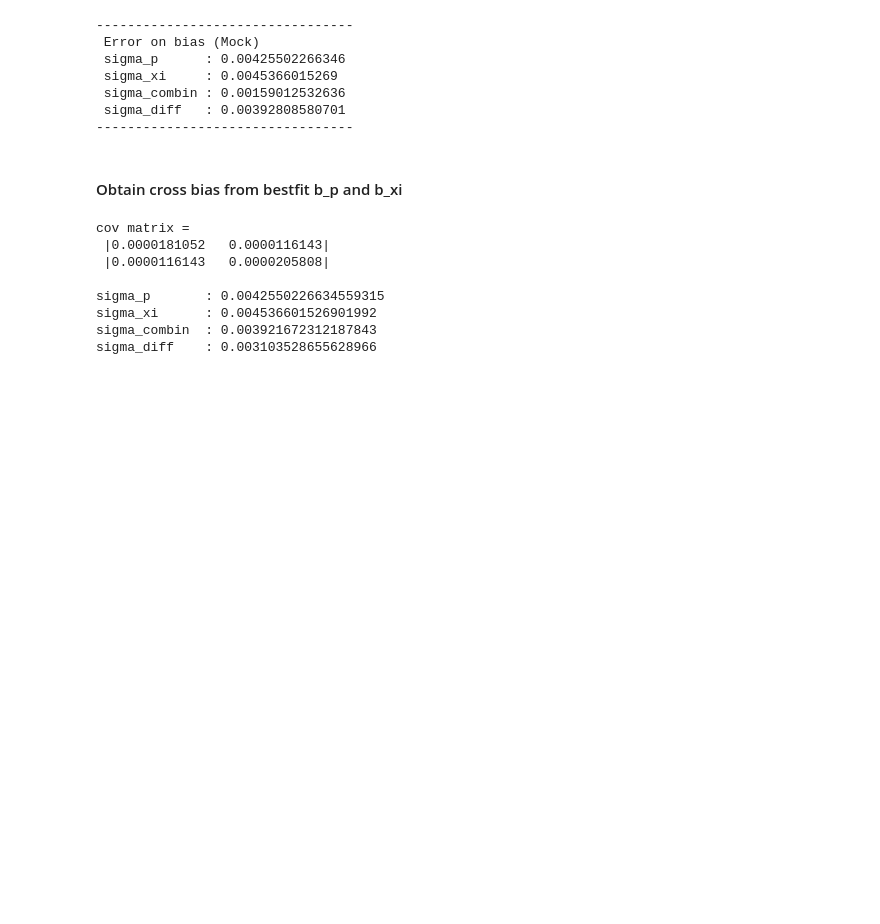
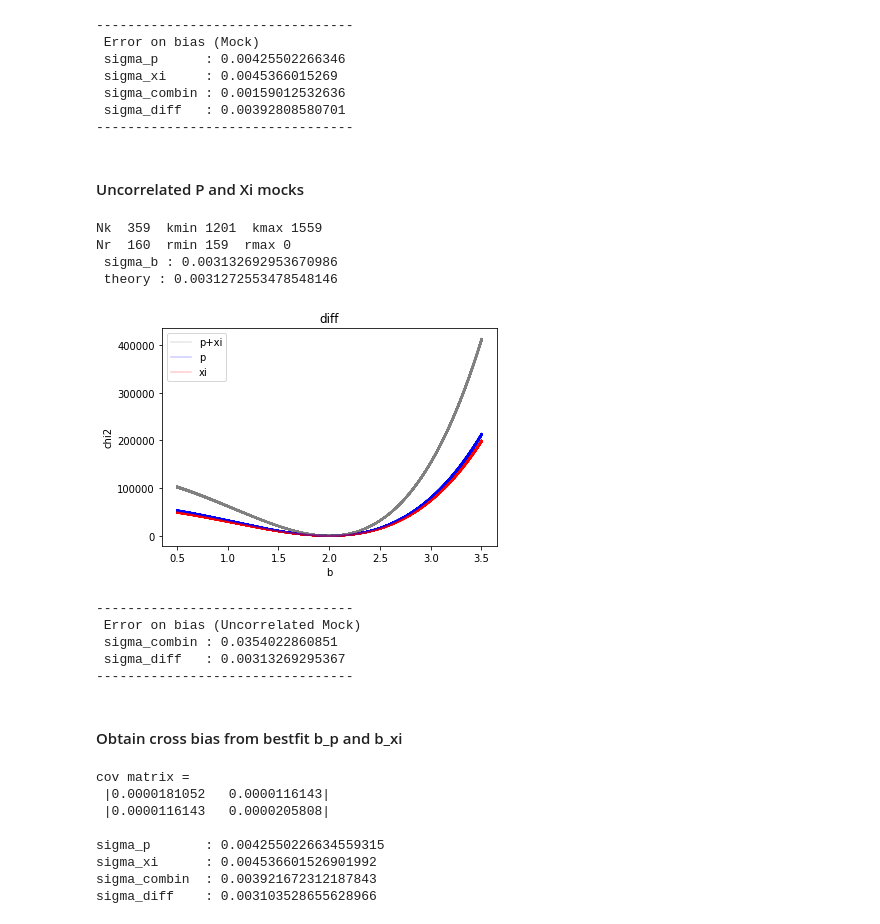
Before and after one commit to sujeong-lee/SNR, a Jupyter notebook: notebook/Mock cross covariance-2.ipynb, the cells around one changed output. Drawn from its saved outputs; the diff is of its cells as text; code cells hidden in the pictures; blank space fills up the shorter version.

Commit message:
add uncorrelated mocks

```diff
--- a/notebook/Mock cross covariance-2.ipynb
+++ b/notebook/Mock cross covariance-2.ipynb
@@ -238,6 +245,35 @@ print '---------------------------------\
  sigma_combin : 0.00159012532636
  sigma_diff   : 0.00392808580701
 ---------------------------------
+# %% [markdown]
+#### Uncorrelated P and Xi mocks
+# %%
+bestfit_b_diff2 = getting_sigma_bs_diff( cosmo2, b = bbin, covp = covp_model, covxi = covxi_model,
+                          datavsp = datav_p, datavsxi = datav_xi,
+                          mockdatavsp = p_mock, mockdatavsxi = xi_mock2, kmin=kmin, kmax=kmax, rmin=rmin, rmax=rmax )
+
+mocks2 = np.hstack((p_mock, xi_mock2))
+bestfit_b_com2 = getting_sigma_bs_com( cosmo2, b = bbin, cov = covtot_model,
+                                     datavs = datav_com, mockdatavs = mocks2,
+                                    kmin = kmin, kmax = kmax, rmin=rmin, rmax=rmax)
+# %% [output]
+Nk  359  kmin 1201  kmax 1559
+Nr  160  rmin 159  rmax 0
+ sigma_b : 0.003132692953670986
+ theory : 0.0031272553478548146
+[figure, added]
+# %%
+# print out results-------------------------------
+sigma_cm2, sigma_dm2 = np.std(bestfit_b_com2), np.std(bestfit_b_diff2)
+print '---------------------------------\
+\n Error on bias (Uncorrelated Mock) \n sigma_combin : {} \n sigma_diff   : {} \
+\n---------------------------------'.format(sigma_cm2, sigma_dm2)
+# %% [output]
+---------------------------------
+ Error on bias (Uncorrelated Mock)
+ sigma_combin : 0.0354022860851
+ sigma_diff   : 0.00313269295367
+---------------------------------
 # %% [markdown]
 #### Obtain cross bias from bestfit b_p and b_xi
 # %%
```
Also changed, not shown: parts of 3 cells of this notebook.
